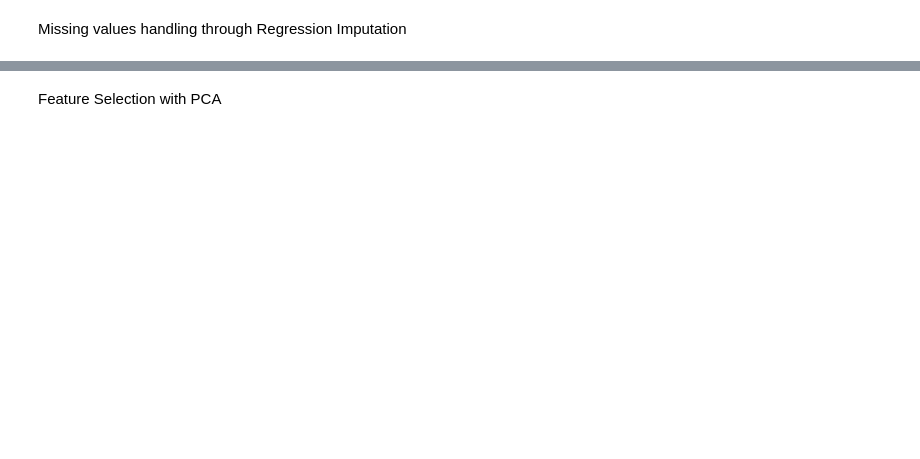
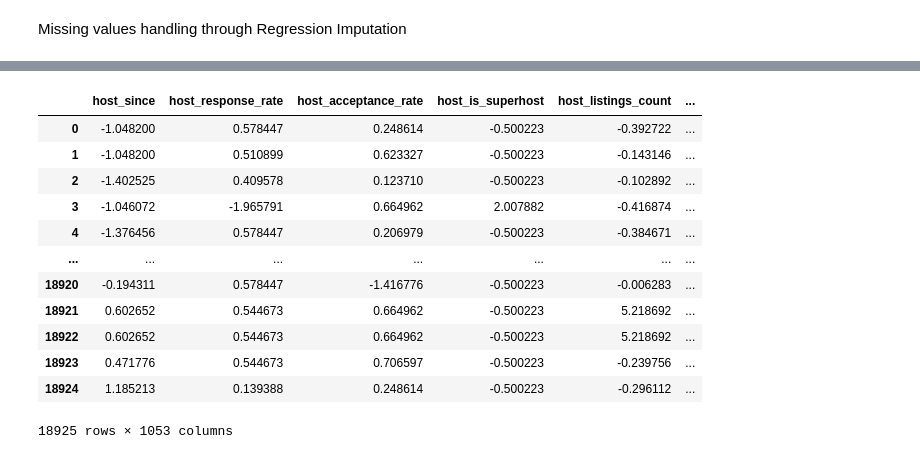
Before and after one commit to christianp12/Data-Driven-Exploration-of-Airbnb-Listings-Price, a Jupyter notebook: listings preprocessing.ipynb, the cells around one changed output, grey strips where cells are left out. Drawn from its saved outputs; the diff is of its cells as text; code cells hidden in the pictures; blank space fills up the shorter version.

```diff
--- a/listings preprocessing.ipynb
+++ b/listings preprocessing.ipynb
@@ -122,13 +196,25 @@ numeric_data_filled
 # %%
 from sklearn.preprocessing import StandardScaler
 
 # Scale the numeric data
 scaler = StandardScaler()
-numeric_data_scaled = scaler.fit_transform(numeric_data_filled)
+listings_scaled = scaler.fit_transform(listings_filled)
 
 # Convert the scaled data back to a DataFrame
-numeric_data_scaled_df = pd.DataFrame(numeric_data_scaled, columns=numeric_columns)
+listings = pd.DataFrame(listings_scaled, columns=listings_filled.columns)
 
-numeric_data_scaled_df
+listings
+# %% [output]
+|  | host_since | host_response_rate | host_acceptance_rate | host_is_superhost | host_listings_count | ... |
+| 0 | -1.048200 | 0.578447 | 0.248614 | -0.500223 | -0.392722 | ... |
+| 1 | -1.048200 | 0.510899 | 0.623327 | -0.500223 | -0.143146 | ... |
+| 2 | -1.402525 | 0.409578 | 0.123710 | -0.500223 | -0.102892 | ... |
+| 3 | -1.046072 | -1.965791 | 0.664962 | 2.007882 | -0.416874 | ... |
+| 4 | -1.376456 | 0.578447 | 0.206979 | -0.500223 | -0.384671 | ... |
+| ... | ... | ... | ... | ... | ... | ... |
+| 18920 | -0.194311 | 0.578447 | -1.416776 | -0.500223 | -0.006283 | ... |
+| 18921 | 0.602652 | 0.544673 | 0.664962 | -0.500223 | 5.218692 | ... |
+| 18922 | 0.602652 | 0.544673 | 0.664962 | -0.500223 | 5.218692 | ... |
+| 18923 | 0.471776 | 0.544673 | 0.706597 | -0.500223 | -0.239756 | ... |
+| 18924 | 1.185213 | 0.139388 | 0.248614 | -0.500223 | -0.296112 | ... |
+18925 rows × 1053 columns
-# %% [markdown]
-Feature Selection with PCA
```
Also changed, not shown: parts of 18 cells of this notebook, 3 other files.
